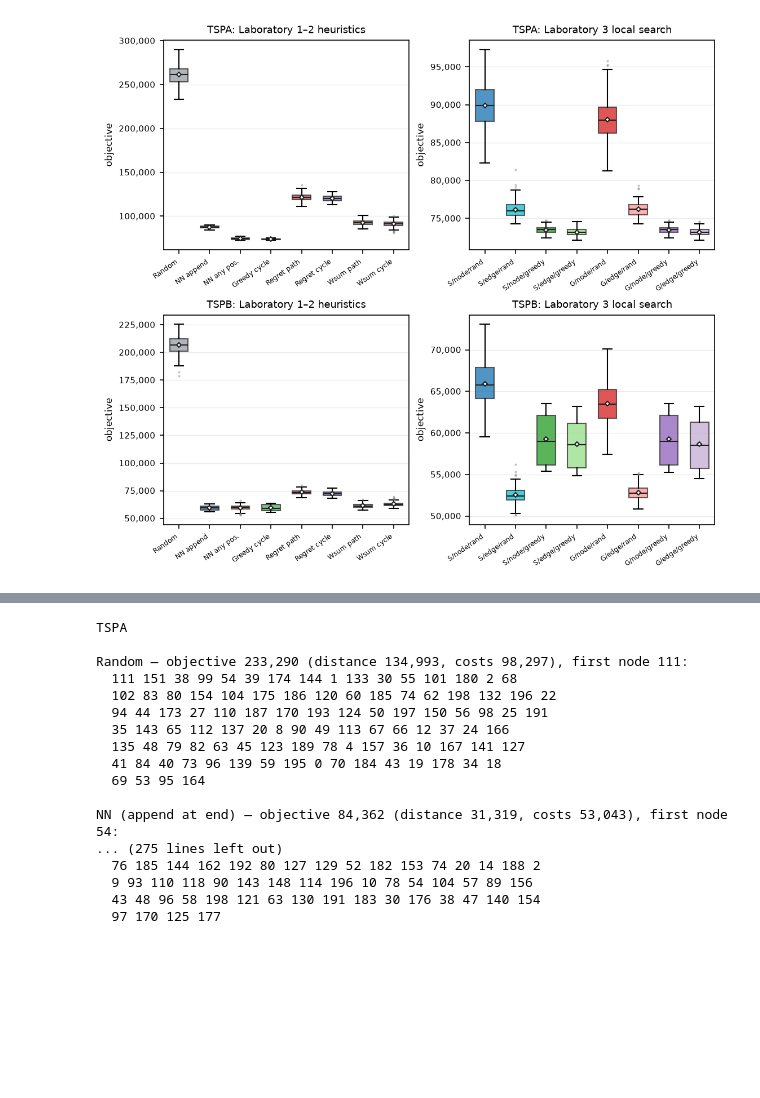
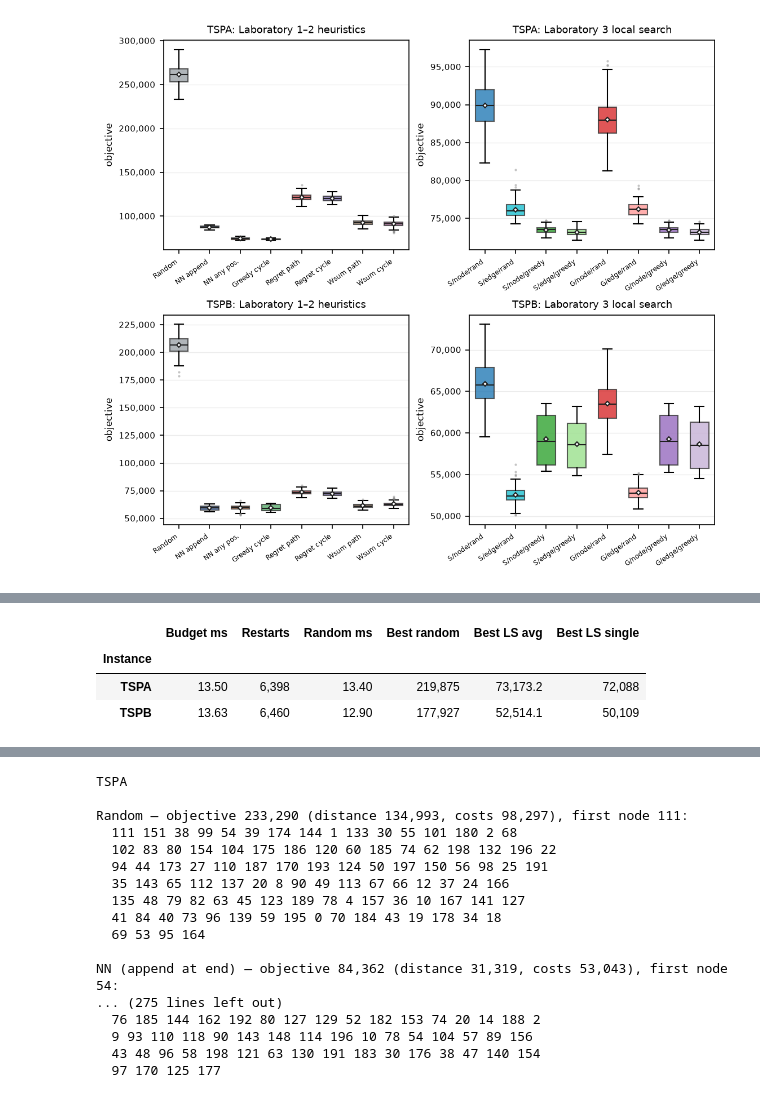
Before and after one commit to csuchorski/evolutionary_computation, a Jupyter notebook: lab3/report/lab3_report.ipynb, the cells around one changed output, grey strips where cells are left out. Cells and saved outputs as stored; diff of their text form; code cells hidden in the pictures; blank space fills up the shorter version.

```diff
--- a/lab3/report/lab3_report.ipynb
+++ b/lab3/report/lab3_report.ipynb
@@ -512,0 +421,40 @@ random-start edge variants and two to three times fewer from the greedy cycle.
+# %%
+import tempfile
+
+def run_random(n, seed):
+    with tempfile.TemporaryDirectory() as tmp:
+        with contextlib.redirect_stdout(io.StringIO()):
+            rc.run_solver("all", Path(tmp),
+                          ["--only", "random", "--runs", str(n),
+                           "--seed", str(seed)])
+        return pd.read_csv(Path(tmp) / "summary.csv")
+
+budget = (summary[summary.method.isin(LS)]
+          .groupby("instance")["time_ms"].mean() / RUNS)
+PILOT = 10000
+pilot = run_random(PILOT, SEED + 1)
+pilot_ms = pilot.groupby("instance")["time_ms"].mean()
+
+random_rows = []
+for k, name in enumerate(INSTANCES):
+    n = max(1, round(PILOT * budget[name] / pilot_ms[name]))
+    rs = run_random(n, SEED + 101 + k)
+    r = rs[rs.instance == name].iloc[0]
+    best_ls = summary[(summary.instance == name) & summary.method.isin(LS)]
+    random_rows.append({
+        "Instance": name,
+        "Budget ms": f"{budget[name]:.2f}",
+        "Restarts": f"{n:,}",
+        "Random ms": f"{r['time_ms']:.2f}",
+        "Best random": f"{int(r['min']):,}",
+        "Best LS avg": f"{best_ls['average'].min():,.1f}",
+        "Best LS single": f"{int(best_ls['best'].min()):,}",
+    })
+
+random_budget = pd.DataFrame(random_rows).set_index("Instance")
+display(random_budget)
+# %% [output]
+|  | Budget ms | Restarts | Random ms | Best random | Best LS avg | Best LS single |
+| Instance |  |  |  |  |  |  |
+| TSPA | 13.50 | 6,398 | 13.40 | 219,875 | 73,173.2 | 72,088 |
+| TSPB | 13.63 | 6,460 | 12.90 | 177,927 | 52,514.1 | 50,109 |
```
Also changed, not shown: parts of 33 cells of this notebook, 6 other files.
